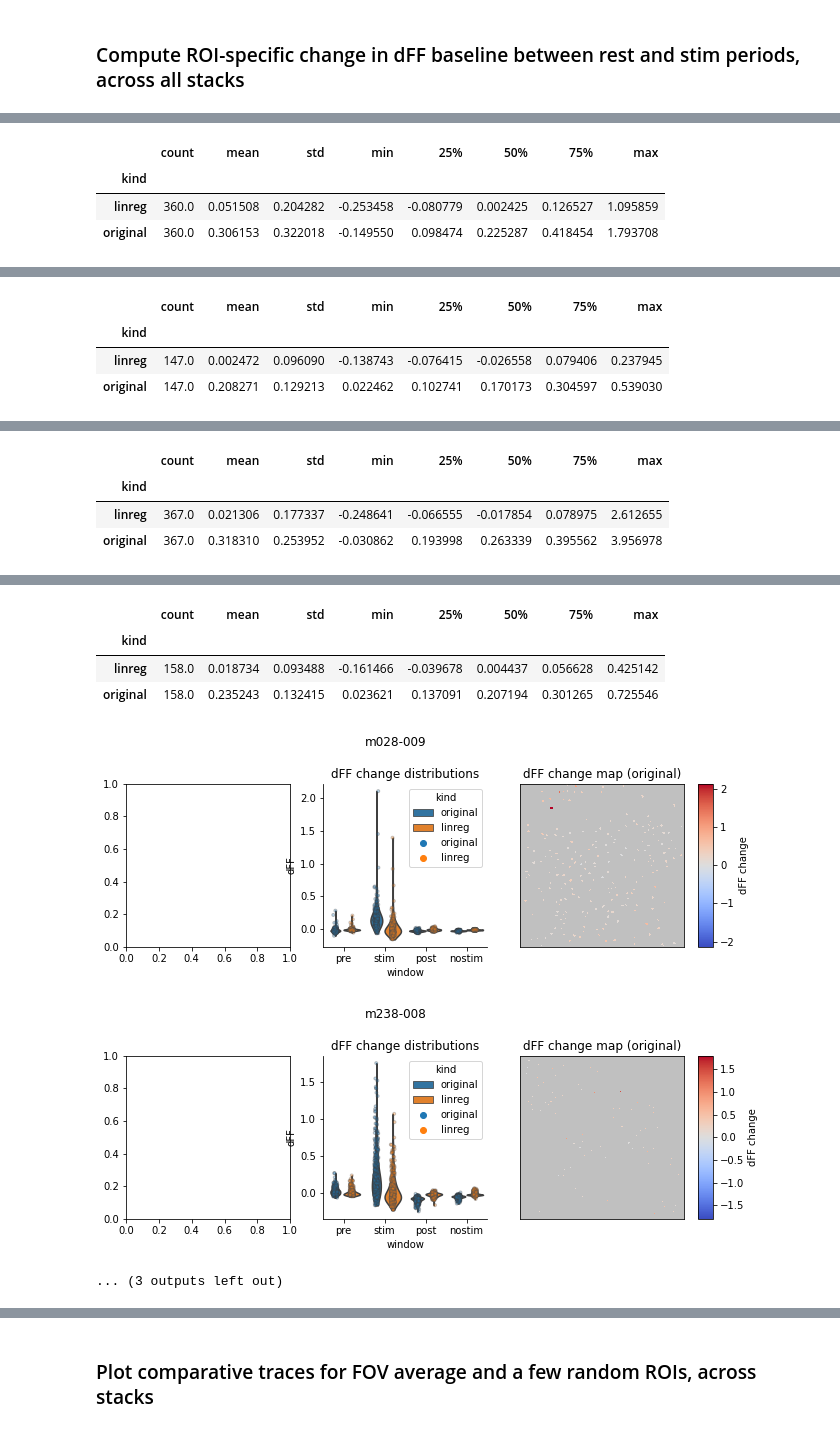
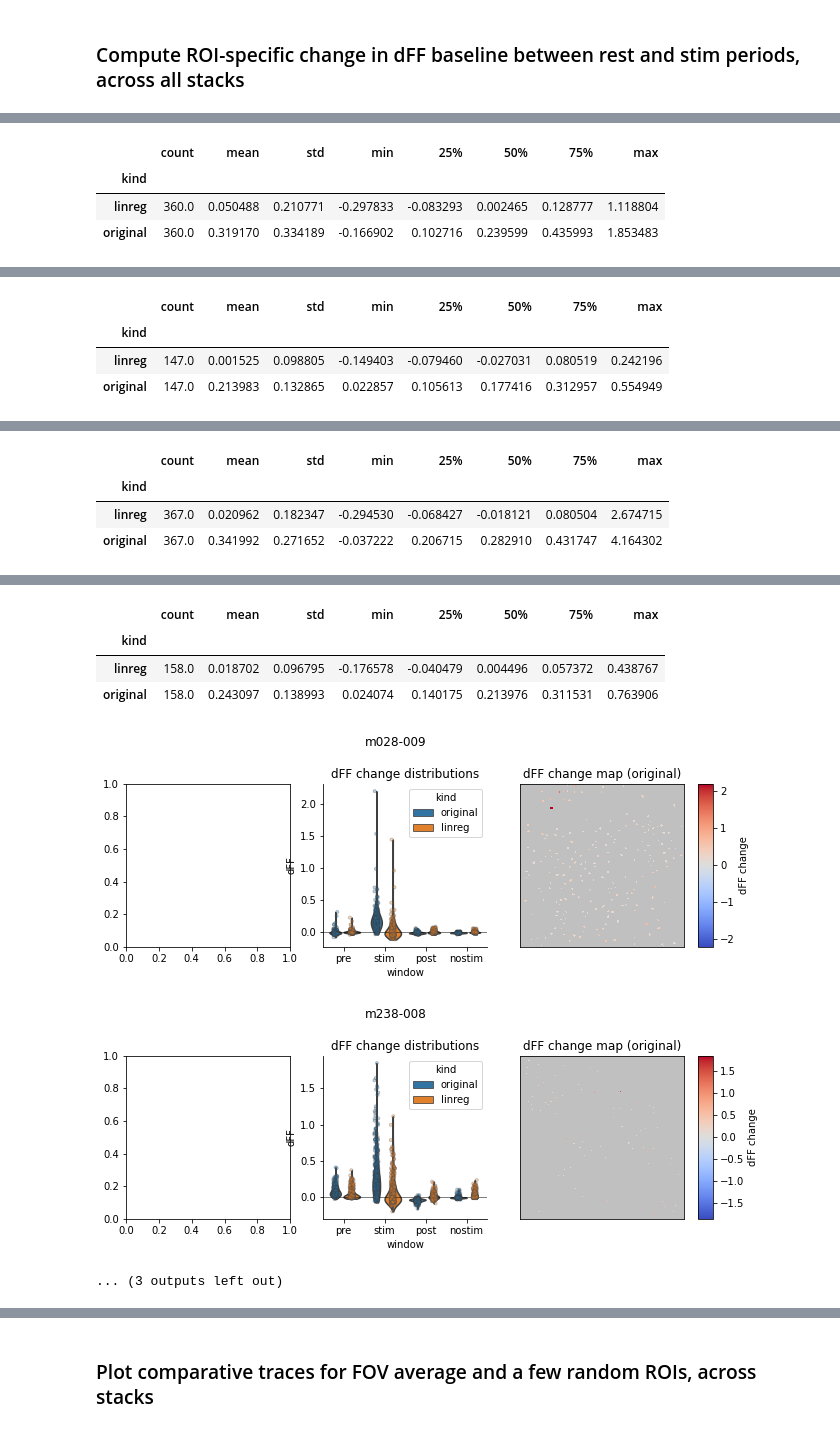
Before and after one commit to shohamlab/hemo2p, a Jupyter notebook: DVAA_analysis.ipynb, the cells around one changed output, grey strips where cells are left out. Drawn from its saved outputs; the diff is of its cells as text; code cells hidden in the pictures.

```diff
--- a/DVAA_analysis.ipynb
+++ b/DVAA_analysis.ipynb
@@ -61,0 +53,16 @@ logger.info(f'initialized the following correctors:\n{correctors_str}')
+# %%
+# Initialize family of LinRegCorrector variants
+correctors = {}
+robusts = [False] #, True]
+intercepts = [True]#, False]
+# qmax = [1, 0.2, 'adaptive']
+for robust in robusts:
+    for intercept in intercepts:
+        # for q in qmax:
+        lrc = LinRegCorrector(robust=robust, intercept=intercept) #, qmax=q)
+        correctors[lrc.code] = lrc
+correctors_str = '\n'.join([f'    - {k}: {v}' for k, v in correctors.items()])
+logger.info(f'initialized the following correctors:\n{correctors_str}')
+
+# dFF compuation parameters
+qbase = 0.1  # quantile for fluorescence baseline computation
@@ -172,6 +182,11 @@ VBox(children=(HBox(children=(VBox(children=(HTML(value='<center>m027-008</cente
 # Initialize 2-level fluorescence traces dictionaries
 F_per_run = {}
 dFF_per_run = {}
+
+# Compute dF/F traces
+def mybasefunc(s):
+    return s.quantile(qbase)
+mybasefunc.__name__ = f'{qbase * 100:.0f}th_percentile'
 
 # For each run
 for run, stackfpath_dict in stackfpath_dict_per_run.items():
@@ -179,13 +194,9 @@ for run, stackfpath_dict in stackfpath_dict_per_run.items():
     # Extract fluorescence traces from stacks
     F_per_run[run] = extract_traces_df_from_stack(
         stackfpath_dict, masks=masks_per_run[run], nmax=nmax, npertrial=npertrial)
-    # Compute dF/F traces
-    def myfunc(s):
-        return s.quantile(0.2)
-    myfunc.__name__ = '20th_percentile'
     if analysis_type == 'ori8':
         wroll = 101
     else:
         wroll = None
-    dFF_per_run[run] = compute_dff(F_per_run[run], wroll=wroll, basefunc=myfunc)
+    dFF_per_run[run] = compute_dff(F_per_run[run], wroll=wroll, basefunc=mybasefunc)
 # %% [output]
@@ -334,6 +345,7 @@ for run, dFF in dFF_per_run.items():
         cut=0,
         # inner='point',
     )
+    ax.axhline(0, lw=0.5, c='k')
 
     sns.stripplot(
         ax=ax,
@@ -347,11 +359,10 @@ for run, dFF in dFF_per_run.items():
         size=3,
         linewidth=1,
         alpha=0.3,
+        legend=False,
         # cut=0,
         # inner='point',
     )
-
-
 
     # Plot dFF change spatial distribution from original stack
     ax = axes[2]
@@ -374,4 +385,13 @@ for run, dFF in dFF_per_run.items():
     # Describe ROI dFF change distributions
     logger.info('ROI dFF change distributions:')
     display(ROI_dFF_change.groupby('kind').describe())
+
+# Transform global dFF per window dict to dataframe
+ROI_dFF_per_window_per_run = pd.concat(ROI_dFF_per_window_per_run, axis=0, names=['run'])
+
+# Save to excel file
+ROI_dFF_per_window_per_run.reset_index().to_excel(
+    os.path.join(dataroot, f'{analysis_type}.xlsx'),
+    index=False
+)
 # %% [output]
@@ -386,4 +406,4 @@ for run, dFF in dFF_per_run.items():
 |  | count | mean | std | min | 25% | 50% | 75% | max |
 | kind |  |  |  |  |  |  |  |  |
-| linreg | 360.0 | 0.051508 | 0.204282 | -0.253458 | -0.080779 | 0.002425 | 0.126527 | 1.095859 |
-| original | 360.0 | 0.306153 | 0.322018 | -0.149550 | 0.098474 | 0.225287 | 0.418454 | 1.793708 |
+| linreg | 360.0 | 0.050488 | 0.210771 | -0.297833 | -0.083293 | 0.002465 | 0.128777 | 1.118804 |
+| original | 360.0 | 0.319170 | 0.334189 | -0.166902 | 0.102716 | 0.239599 | 0.435993 | 1.853483 |
@@ -392,4 +412,4 @@ for run, dFF in dFF_per_run.items():
 |  | count | mean | std | min | 25% | 50% | 75% | max |
 | kind |  |  |  |  |  |  |  |  |
-| linreg | 147.0 | 0.002472 | 0.096090 | -0.138743 | -0.076415 | -0.026558 | 0.079406 | 0.237945 |
-| original | 147.0 | 0.208271 | 0.129213 | 0.022462 | 0.102741 | 0.170173 | 0.304597 | 0.539030 |
+| linreg | 147.0 | 0.001525 | 0.098805 | -0.149403 | -0.079460 | -0.027031 | 0.080519 | 0.242196 |
+| original | 147.0 | 0.213983 | 0.132865 | 0.022857 | 0.105613 | 0.177416 | 0.312957 | 0.554949 |
@@ -398,4 +418,4 @@ for run, dFF in dFF_per_run.items():
 |  | count | mean | std | min | 25% | 50% | 75% | max |
 | kind |  |  |  |  |  |  |  |  |
-| linreg | 367.0 | 0.021306 | 0.177337 | -0.248641 | -0.066555 | -0.017854 | 0.078975 | 2.612655 |
-| original | 367.0 | 0.318310 | 0.253952 | -0.030862 | 0.193998 | 0.263339 | 0.395562 | 3.956978 |
+| linreg | 367.0 | 0.020962 | 0.182347 | -0.294530 | -0.068427 | -0.018121 | 0.080504 | 2.674715 |
+| original | 367.0 | 0.341992 | 0.271652 | -0.037222 | 0.206715 | 0.282910 | 0.431747 | 4.164302 |
@@ -404,8 +424,8 @@ for run, dFF in dFF_per_run.items():
 |  | count | mean | std | min | 25% | 50% | 75% | max |
 | kind |  |  |  |  |  |  |  |  |
-| linreg | 158.0 | 0.018734 | 0.093488 | -0.161466 | -0.039678 | 0.004437 | 0.056628 | 0.425142 |
-| original | 158.0 | 0.235243 | 0.132415 | 0.023621 | 0.137091 | 0.207194 | 0.301265 | 0.725546 |
+| linreg | 158.0 | 0.018702 | 0.096795 | -0.176578 | -0.040479 | 0.004496 | 0.057372 | 0.438767 |
+| original | 158.0 | 0.243097 | 0.138993 | 0.024074 | 0.140175 | 0.213976 | 0.311531 | 0.763906 |
-[figure, old version]
+[figure, new version]
-[figure, old version]
+[figure, new version]
 ... (3 outputs left out)
 # %%
```
Also changed, not shown: parts of 13 cells of this notebook.
